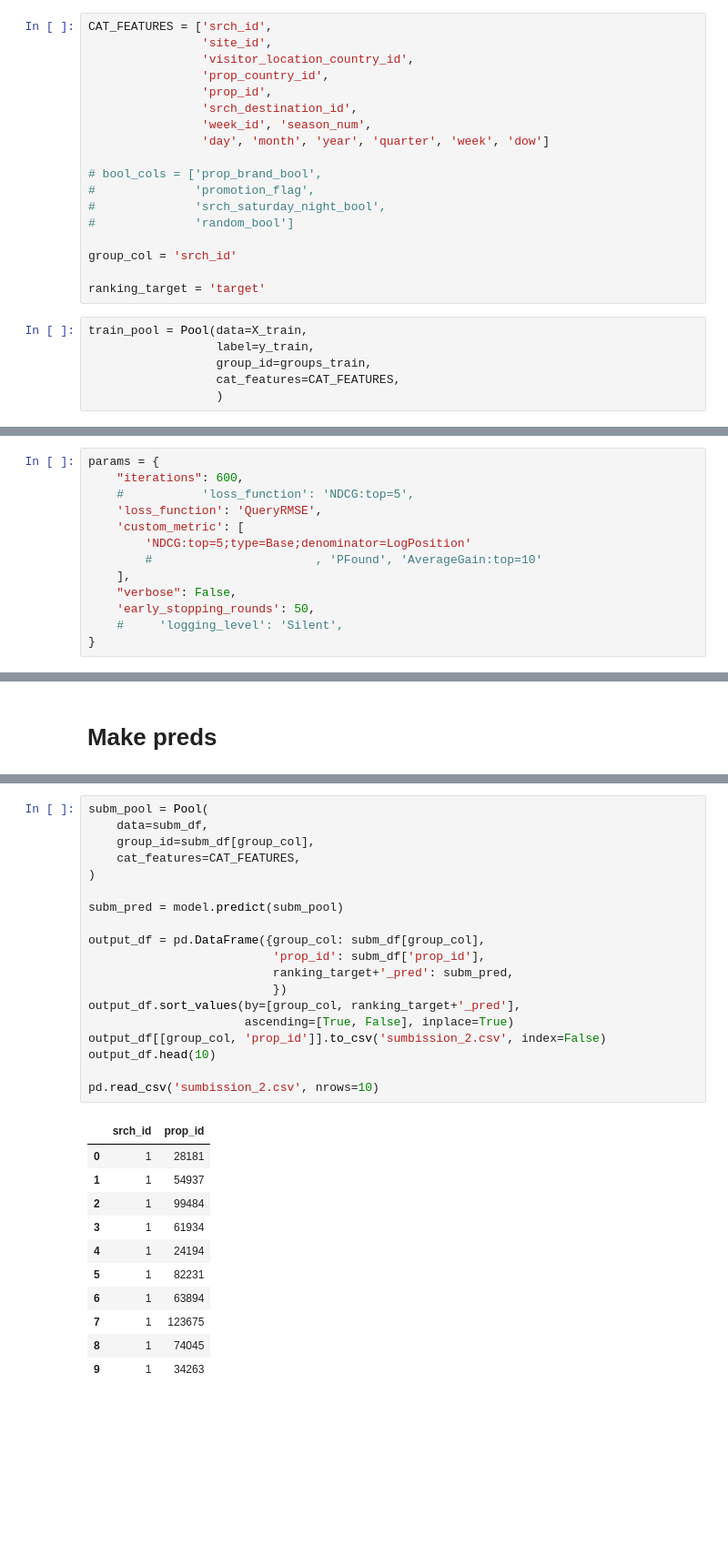
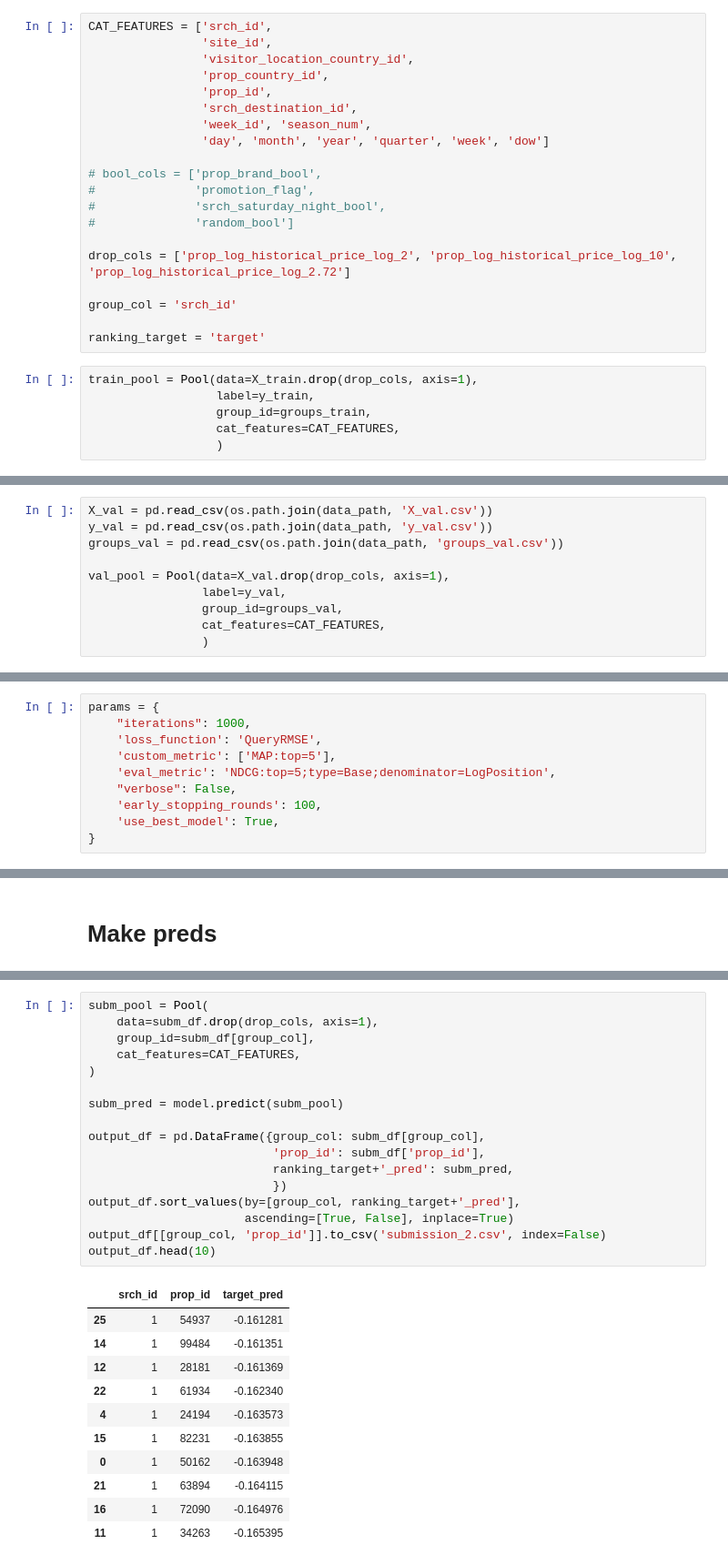
Before and after one commit to OlegBEZb/Personalize-Expedia-Hotel-Searches, a Jupyter notebook: Catboost_ranker_book_click_not.ipynb, the cells around one changed output, grey strips where cells are left out. Shown at 91% size. Cells and saved outputs as stored; diff of their text form; blank space fills up the shorter version.

```diff
--- a/Catboost_ranker_book_click_not.ipynb
+++ b/Catboost_ranker_book_click_not.ipynb
@@ -37,11 +37,13 @@ CAT_FEATURES = ['srch_id',
 #              'srch_saturday_night_bool',
 #              'random_bool']
 
+drop_cols = ['prop_log_historical_price_log_2', 'prop_log_historical_price_log_10', 'prop_log_historical_price_log_2.72']
+
 group_col = 'srch_id'
 
 ranking_target = 'target'
 # %%
-train_pool = Pool(data=X_train,
+train_pool = Pool(data=X_train.drop(drop_cols, axis=1),
                   label=y_train,
                   group_id=groups_train,
                   cat_features=CAT_FEATURES,
@@ -59,3 +51,13 @@ val_pool = Pool(data=X_val,
+# %%
+X_val = pd.read_csv(os.path.join(data_path, 'X_val.csv'))
+y_val = pd.read_csv(os.path.join(data_path, 'y_val.csv'))
+groups_val = pd.read_csv(os.path.join(data_path, 'groups_val.csv'))
+
+val_pool = Pool(data=X_val.drop(drop_cols, axis=1),
+                label=y_val,
+                group_id=groups_val,
+                cat_features=CAT_FEATURES,
+                )
 # %% [markdown]
 # Cross-validation
 # %%
@@ -103,16 +105,13 @@ val_pool = Pool(data=X_val,
 # Fit final model
 # %%
 params = {
-    "iterations": 600,
-    #           'loss_function': 'NDCG:top=5',
+    "iterations": 1000,
     'loss_function': 'QueryRMSE',
-    'custom_metric': [
-        'NDCG:top=5;type=Base;denominator=LogPosition'
-        #                       , 'PFound', 'AverageGain:top=10'
-    ],
+    'custom_metric': ['MAP:top=5'],
+    'eval_metric': 'NDCG:top=5;type=Base;denominator=LogPosition',
     "verbose": False,
-    'early_stopping_rounds': 50,
-    #     'logging_level': 'Silent',
+    'early_stopping_rounds': 100,
+    'use_best_model': True,
 }
 # %%
 model = CatBoostRanker(**params)
@@ -187,31 +194,29 @@ subm_df = pd.read_csv('data/submission_df_preprocessed.csv')
 # %%
 subm_pool = Pool(
-    data=subm_df,
+    data=subm_df.drop(drop_cols, axis=1),
     group_id=subm_df[group_col],
     cat_features=CAT_FEATURES,
 )
 
 subm_pred = model.predict(subm_pool)
 
 output_df = pd.DataFrame({group_col: subm_df[group_col],
                           'prop_id': subm_df['prop_id'],
                           ranking_target+'_pred': subm_pred,
                           })
 output_df.sort_values(by=[group_col, ranking_target+'_pred'],
                       ascending=[True, False], inplace=True)
-output_df[[group_col, 'prop_id']].to_csv('sumbission_2.csv', index=False)
+output_df[[group_col, 'prop_id']].to_csv('submission_2.csv', index=False)
 output_df.head(10)
-
-pd.read_csv('sumbission_2.csv', nrows=10)
 # %% [output]
-|  | srch_id | prop_id |
-| 0 | 1 | 28181 |
-| 1 | 1 | 54937 |
-| 2 | 1 | 99484 |
-| 3 | 1 | 61934 |
-| 4 | 1 | 24194 |
-| 5 | 1 | 82231 |
-| 6 | 1 | 63894 |
-| 7 | 1 | 123675 |
-| 8 | 1 | 74045 |
-| 9 | 1 | 34263 |
+|  | srch_id | prop_id | target_pred |
+| 25 | 1 | 54937 | -0.161281 |
+| 14 | 1 | 99484 | -0.161351 |
+| 12 | 1 | 28181 | -0.161369 |
+| 22 | 1 | 61934 | -0.162340 |
+| 4 | 1 | 24194 | -0.163573 |
+| 15 | 1 | 82231 | -0.163855 |
+| 0 | 1 | 50162 | -0.163948 |
+| 21 | 1 | 63894 | -0.164115 |
+| 16 | 1 | 72090 | -0.164976 |
+| 11 | 1 | 34263 | -0.165395 |
```
Also changed, not shown: parts of 14 cells of this notebook, 5 other files.
